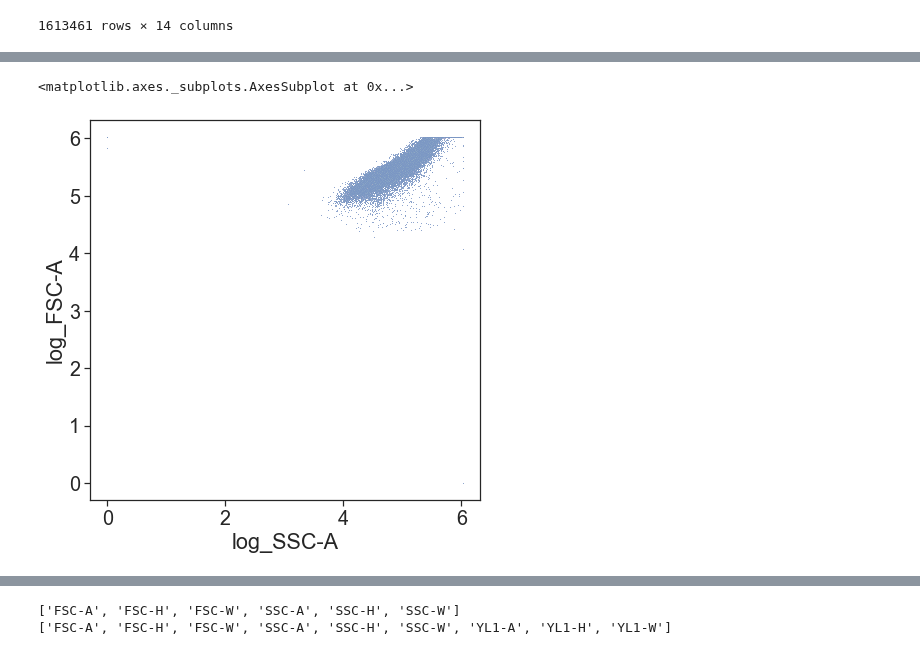
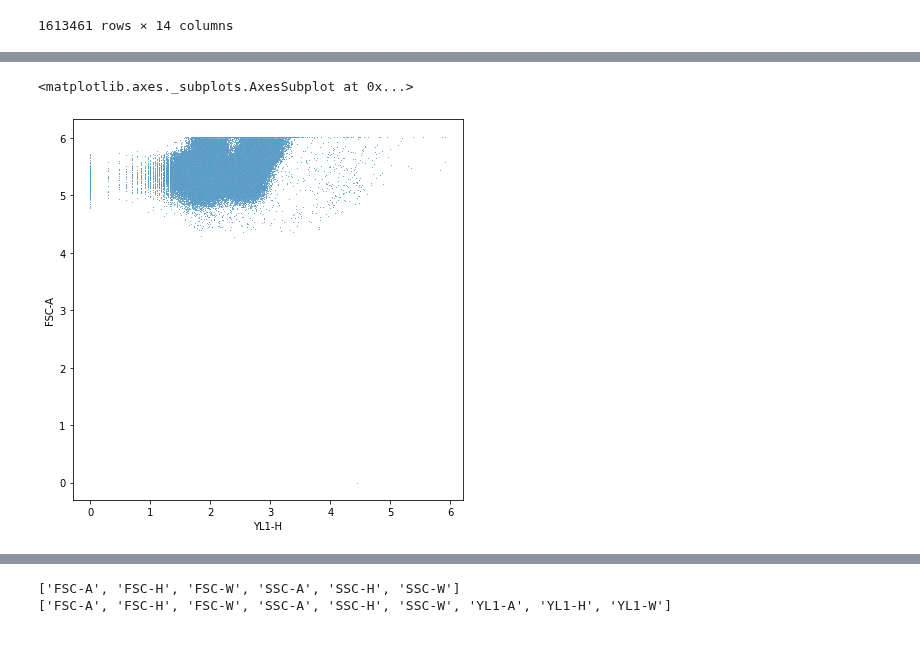
Before and after one commit to SD2E/pysd2cat, a Jupyter notebook: src/pysd2cat/analysis/live_dead_pipeline/Final Plots - Duke 2.0.ipynb, the cells around one changed output, grey strips where cells are left out. Cells and saved outputs as stored; diff of their text form; code cells hidden in the pictures.

```diff
--- a/src/pysd2cat/analysis/live_dead_pipeline/Final Plots - Duke 2.0.ipynb
+++ b/src/pysd2cat/analysis/live_dead_pipeline/Final Plots - Duke 2.0.ipynb
@@ -81,6 +78,7 @@ sns.scatterplot(data=duke_v2.loc[duke_v2[n.inducer_concentration] == 80.0],
 # %%
 plt.figure(figsize=(7, 7))
-sns.scatterplot(data=conc_df_all, x="log_SSC-A", y="log_FSC-A", s=1)
+sns.scatterplot(data=duke_v2.loc[duke_v2[n.inducer_concentration] == 0.0],
+                x="YL1-H", y="FSC-A", s=1)
 # %% [output]
 <matplotlib.axes._subplots.AxesSubplot at 0x...>
-[figure, old version]
+[figure, new version]
```
Also changed, not shown: parts of 16 cells of this notebook, 3 other files.
